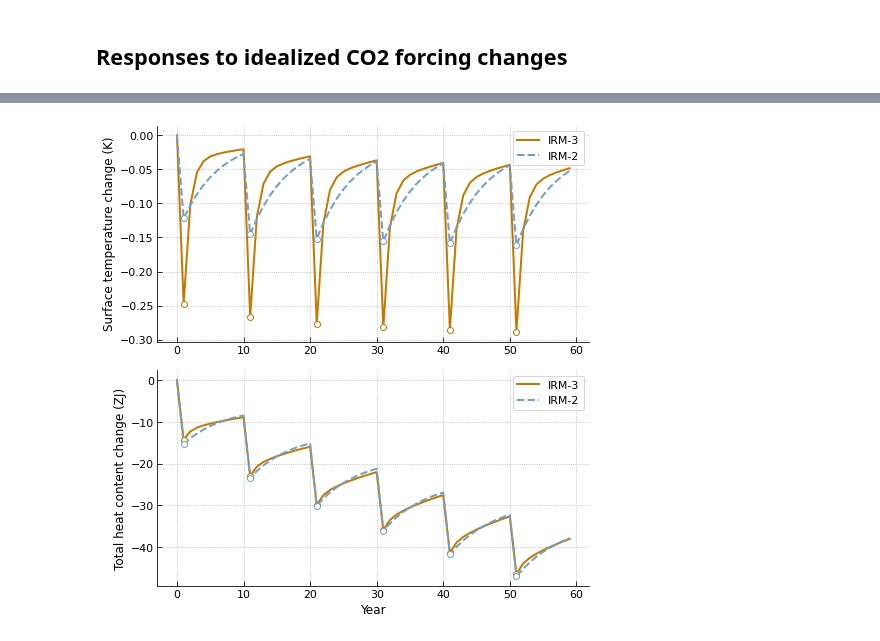
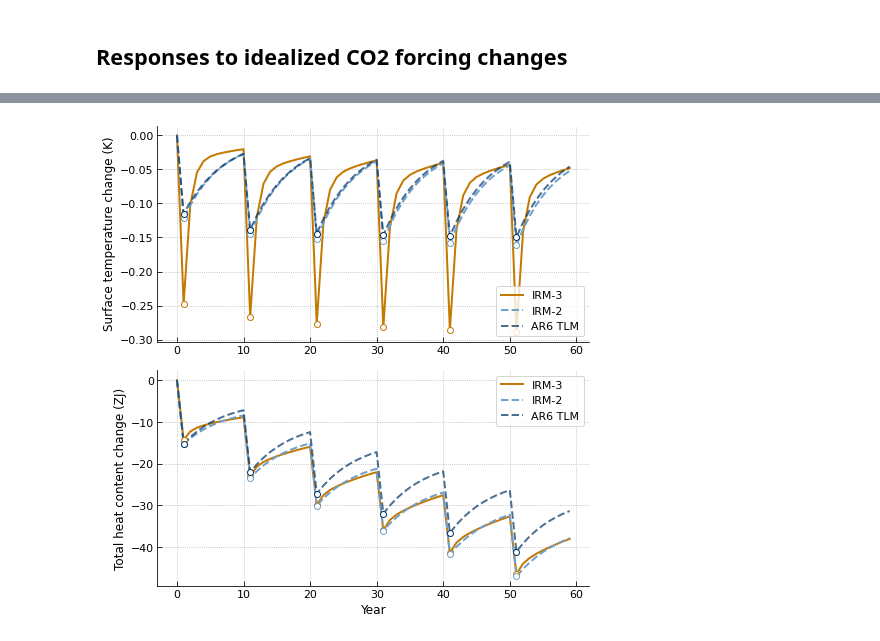
Before and after one commit to tsutsui1872/mce, a Jupyter notebook: notebook/pulse_response.ipynb, the cells around one changed output, grey strips where cells are left out. Drawn from its saved outputs; the diff is of its cells as text; code cells hidden in the pictures.

```diff
--- a/notebook/pulse_response.ipynb
+++ b/notebook/pulse_response.ipynb
@@ -245,0 +197,2 @@ df_irm3_1p = drv.run(np.arange(141).astype('d'))
+# %%
+ds = ScenarioBase(outpath='data/calib_cmip.h5')
@@ -246,3 +315,11 @@ df_irm3_1p = drv.run(np.arange(141).astype('d'))
+# %%
+time_4x_m = np.arange(len(cco2_4x)) + 0.5
+time_1p_m = np.arange(len(cco2_1p)) + 0.5
+
+df_irm2e_4x, df_irm2e_1p = wrap_run(
+    2, parms, time_4x_m, time_1p_m,
+    q4x=q4x * sca, q1p=q1p * sca,
+)
 # %%
 myplt.init_regular(
     3, kw_space={'height': 3., 'aspect': 2., 'hspace': 0.5},
@@ -252,10 +329,9 @@ kw_gcm = {
     'ls': 'None', 'mec': 'C0', 'mfc': 'none',
     'mew': 0.6, 'ms': 4, 'alpha': 0.5,
 }
-color_nl2 = 'C1'
-color_nl3 = 'C2'
-kw_irm2 = {'lw': 2., 'ls': '--', 'color': color_nl2}
-kw_irm3 = {'lw': 2., 'color': color_nl3}
+kw_irm2 = {'lw': 2., 'ls': '--', 'color': 'C1'}
+kw_irm2e = {'lw': 2., 'ls': '--', 'color': 'C4', 'alpha': 0.7}
+kw_irm3 = {'lw': 2., 'color': 'C2'}
 
 map_label = {
     'rtnt': 'TOA downward heat flux (W/m2)',
@@ -266,13 +342,17 @@ map_label = {
 for n, vn in enumerate(['rtnt', 'tas', 'thc']):
     ax = myplt(n)
 
-    ax.plot(time, gcm[('4x', vn)], label='GCM 4x', marker='s', **kw_gcm)
-    ax.plot(time[:140], gcm[('1p', vn)], label='GCM 1p', marker='^', **kw_gcm)
+    d1 = df_4x_gcm[vn]
+    ax.plot(d1.index, d1, label='GCM 4x', marker='s', **kw_gcm)
+    d1 = df_1p_gcm[vn]
+    ax.plot(d1.index, d1, label='GCM 1p', marker='^', **kw_gcm)
 
     d1 = df_irm3_4x[vn]
     ax.plot(d1.index, d1, label='IRM-3', **kw_irm3)
     d1 = df_irm2_4x[vn]
     ax.plot(d1.index, d1, label='IRM-2', **kw_irm2)
+    d1 = df_irm2e_4x[vn]
+    ax.plot(d1.index, d1, label='AR6 TLM', **kw_irm2e)
 
     ax.legend()
 
@@ -280,6 +360,8 @@ for n, vn in enumerate(['rtnt', 'tas', 'thc']):
     ax.plot(d1.index, d1, label='IRM-3', **kw_irm3)
     d1 = df_irm2_1p[vn]
     ax.plot(d1.index, d1, label='IRM-2', **kw_irm2)
+    d1 = df_irm2e_1p[vn]
+    ax.plot(d1.index, d1, label='AR6 TLM', **kw_irm2e)
 
     ax.set_ylabel(map_label[vn])
     ax.grid()
@@ -296,13 +380,16 @@ duration = 1
 interval = 10
 
 config = {'climate': {'nl': 2}} # two-layer
-drv = Driver4x(**{**config, **kw_nl2})
-
+drv = Driver4x(**{**config, **parms_set['l2_norm1']})
 df_2l = drv.get_pulse_response(time, erf1, duration, interval)
 df_2l_peak = drv.get_pulse_peak(time, erf1, duration, interval)
 
+drv = Driver4x(**{**config, **parms_set['l2e_ar6']})
+df_2le = drv.get_pulse_response(time, erf1, duration, interval)
+df_2le_peak = drv.get_pulse_peak(time, erf1, duration, interval)
+
 config = {'climate': {'nl': 3}} # three-layer (default)
-drv = Driver4x(**{**config, **kw_nl3})
+drv = Driver4x(**{**config, **parms_set['l3_norm1']})
 df_3l = drv.get_pulse_response(time, erf1, duration, interval)
 df_3l_peak = drv.get_pulse_peak(time, erf1, duration, interval)
 # %%
@@ -315,27 +403,31 @@ df_3l_peak = drv.get_pulse_peak(time, erf1, duration, interval)
 # %%
 myplt.init_regular(2, kw_space={'aspect': 2., 'hspace': 0.4})
 
 kw_marker = {'ls': 'None', 'marker': 'o', 'mfc': 'w'}
 
 for n, vn in enumerate(['tas', 'thc']):
     ax = myplt(n)
 
     d1 = df_3l[vn]
     ax.plot(d1.index, d1, label='IRM-3', **kw_irm3)
     d1 = df_2l[vn]
     ax.plot(d1.index, d1, label='IRM-2', **kw_irm2)
+    d1 = df_2le[vn]
+    ax.plot(d1.index, d1, label='AR6 TLM', **kw_irm2e)
 
     ax.legend()
 
     d1 = df_3l_peak[vn]
-    ax.plot(d1.index, d1, mec=color_nl3, **kw_marker)
+    ax.plot(d1.index, d1, mec=kw_irm3['color'], **kw_marker)
     d1 = df_2l_peak[vn]
-    ax.plot(d1.index, d1, mec=color_nl2, **kw_marker)
+    ax.plot(d1.index, d1, mec=kw_irm2['color'], **kw_marker)
+    d1 = df_2le_peak[vn]
+    ax.plot(d1.index, d1, mec=kw_irm2e['color'], **kw_marker)
 
     if n == 1:
         ax.set_xlabel('Year')
 
     ax.set_ylabel(map_label[vn])
     ax.grid()
 # %% [output]
-[figure, old version]
+[figure, new version]
```
Also changed, not shown: parts of 31 cells of this notebook.
